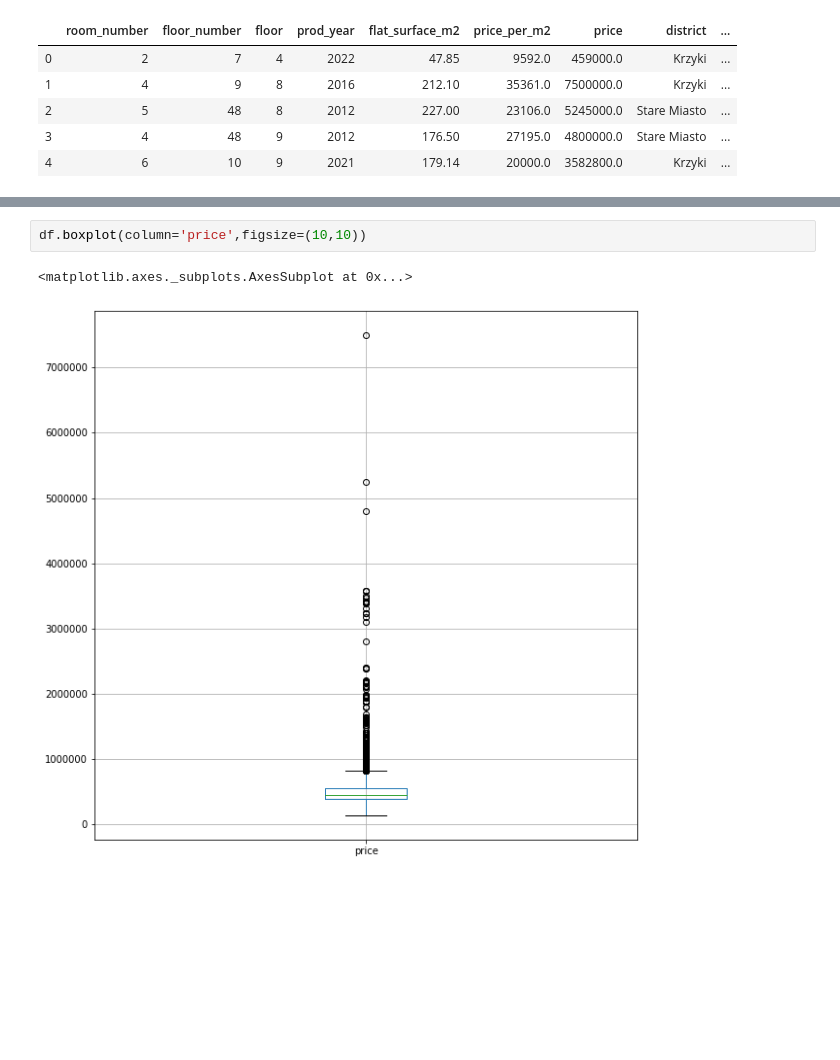
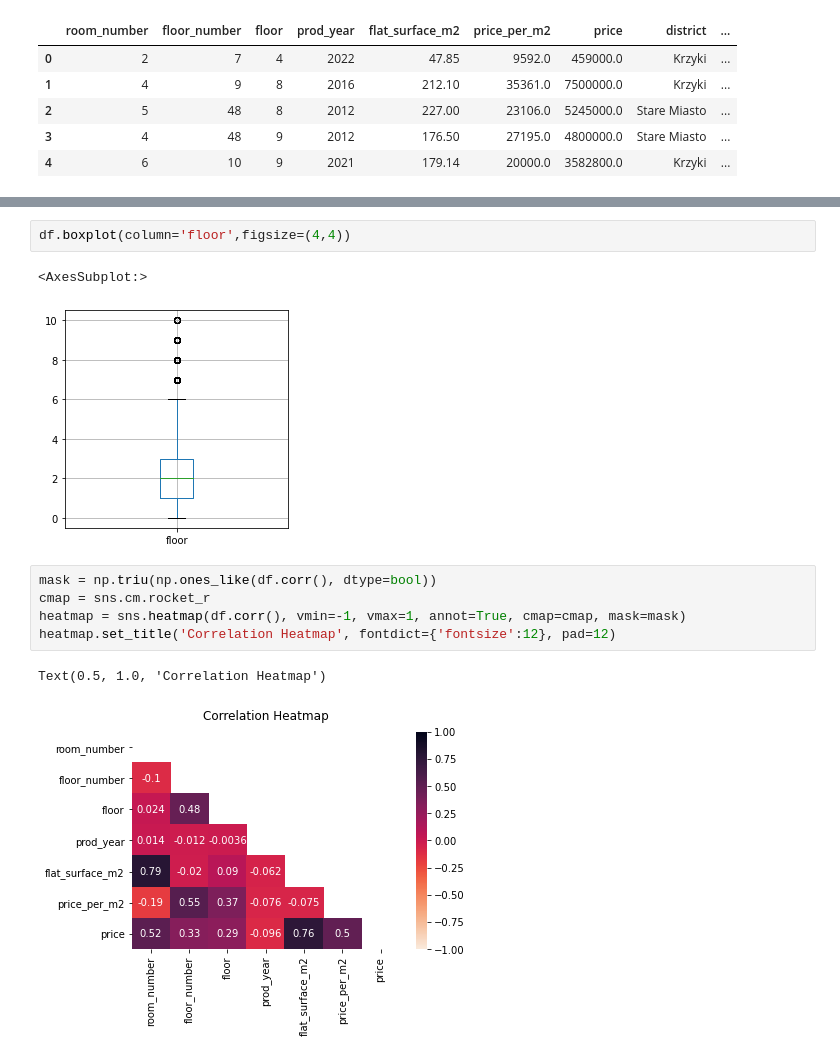
Before and after one commit to TestQspy/flats_EDA, a Jupyter notebook: flats_eda.ipynb, the cells around one changed output, grey strips where cells are left out. Drawn from its saved outputs; the diff is of its cells as text; blank space fills up the shorter version.

Commit message:
Add some visualisations

```diff
--- a/flats_eda.ipynb
+++ b/flats_eda.ipynb
@@ -20,6 +21,14 @@ df.district.hist()
 [figure]
 # %%
-df.boxplot(column='price',figsize=(10,10))
+df.boxplot(column='floor',figsize=(4,4))
 # %% [output]
-<matplotlib.axes._subplots.AxesSubplot at 0x...>
+<AxesSubplot:>
-[figure, old version]
+[figure, new version]
+# %%
+mask = np.triu(np.ones_like(df.corr(), dtype=bool))
+cmap = sns.cm.rocket_r
+heatmap = sns.heatmap(df.corr(), vmin=-1, vmax=1, annot=True, cmap=cmap, mask=mask)
+heatmap.set_title('Correlation Heatmap', fontdict={'fontsize':12}, pad=12)
+# %% [output]
+Text(0.5, 1.0, 'Correlation Heatmap')
+[figure, added]
```
Also changed, not shown: parts of 6 cells of this notebook, 1 other file.
